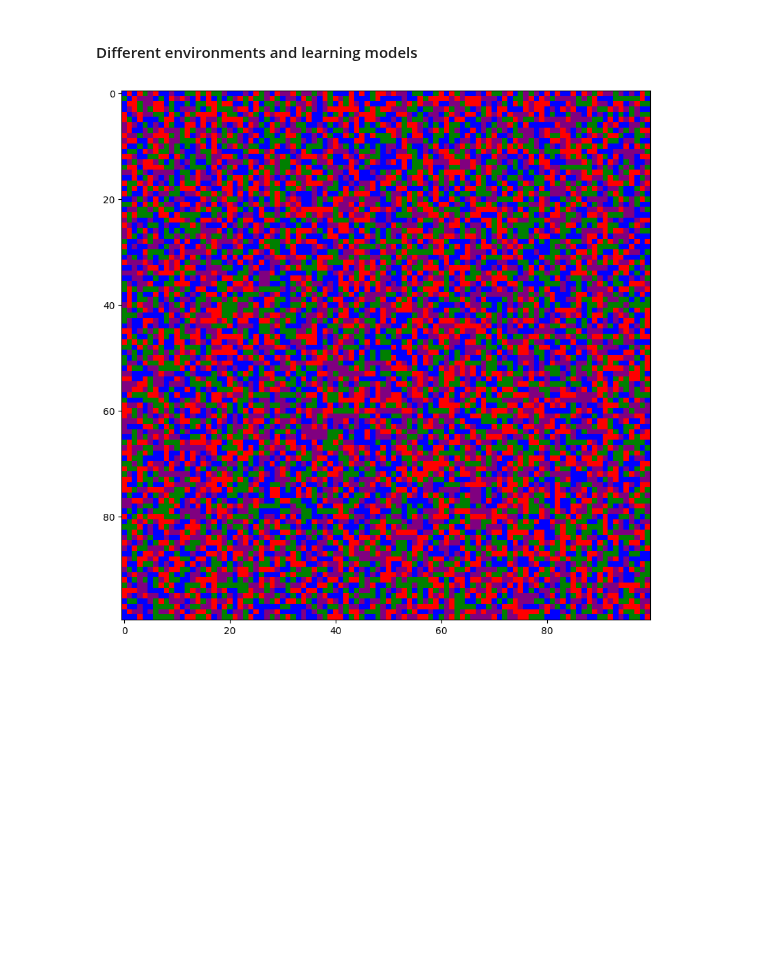
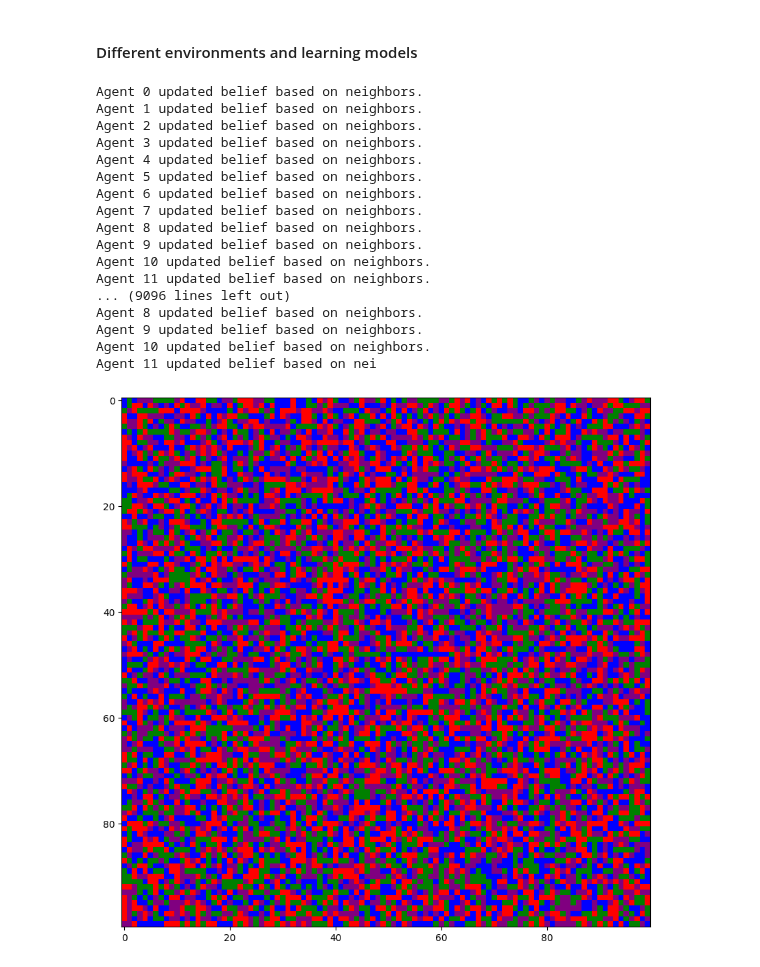
Before and after one commit to Kajijoo/abm, a Jupyter notebook: run.ipynb, the cells around one changed output. Drawn from its saved outputs; the diff is of its cells as text; code cells hidden in the pictures; blank space fills up the shorter version.

Commit message:
Graph

```diff
--- a/run.ipynb
+++ b/run.ipynb
@@ -276,17 +276,34 @@ plot_results()
 # %%
 from taste import LearningModel
 
-m = LearningModel(N=100, width=100, height=100, distribute_patches = 'random', HT= 0.25, HN= 0.25, UT= 0.25, UN=0.25, social = False, network_type = 'small-world', seed = None)
+m = LearningModel(N=100, width=100, height=100, distribute_patches = 'random', HT= 0.25, HN= 0.25, UT= 0.25, UN=0.25, social = True, network_type = 'small-world', seed = None)
 
 for i in range(100):
     m.step()
 
 df = m.datacollector.get_agent_vars_dataframe()
 df1 = df.reset_index()
 
 m.visualize() #In case you want to check distribution of food on map.
 # %% [output]
+Agent 0 updated belief based on neighbors.
+Agent 1 updated belief based on neighbors.
+Agent 2 updated belief based on neighbors.
+Agent 3 updated belief based on neighbors.
+Agent 4 updated belief based on neighbors.
+Agent 5 updated belief based on neighbors.
+Agent 6 updated belief based on neighbors.
+Agent 7 updated belief based on neighbors.
+Agent 8 updated belief based on neighbors.
+Agent 9 updated belief based on neighbors.
+Agent 10 updated belief based on neighbors.
+Agent 11 updated belief based on neighbors.
+... (9096 lines left out)
+Agent 8 updated belief based on neighbors.
+Agent 9 updated belief based on neighbors.
+Agent 10 updated belief based on neighbors.
+Agent 11 updated belief based on nei
-[figure, old version]
+[figure, new version]
 # %%
 import seaborn as sns
 
```
Also changed, not shown: parts of 3 cells of this notebook.
